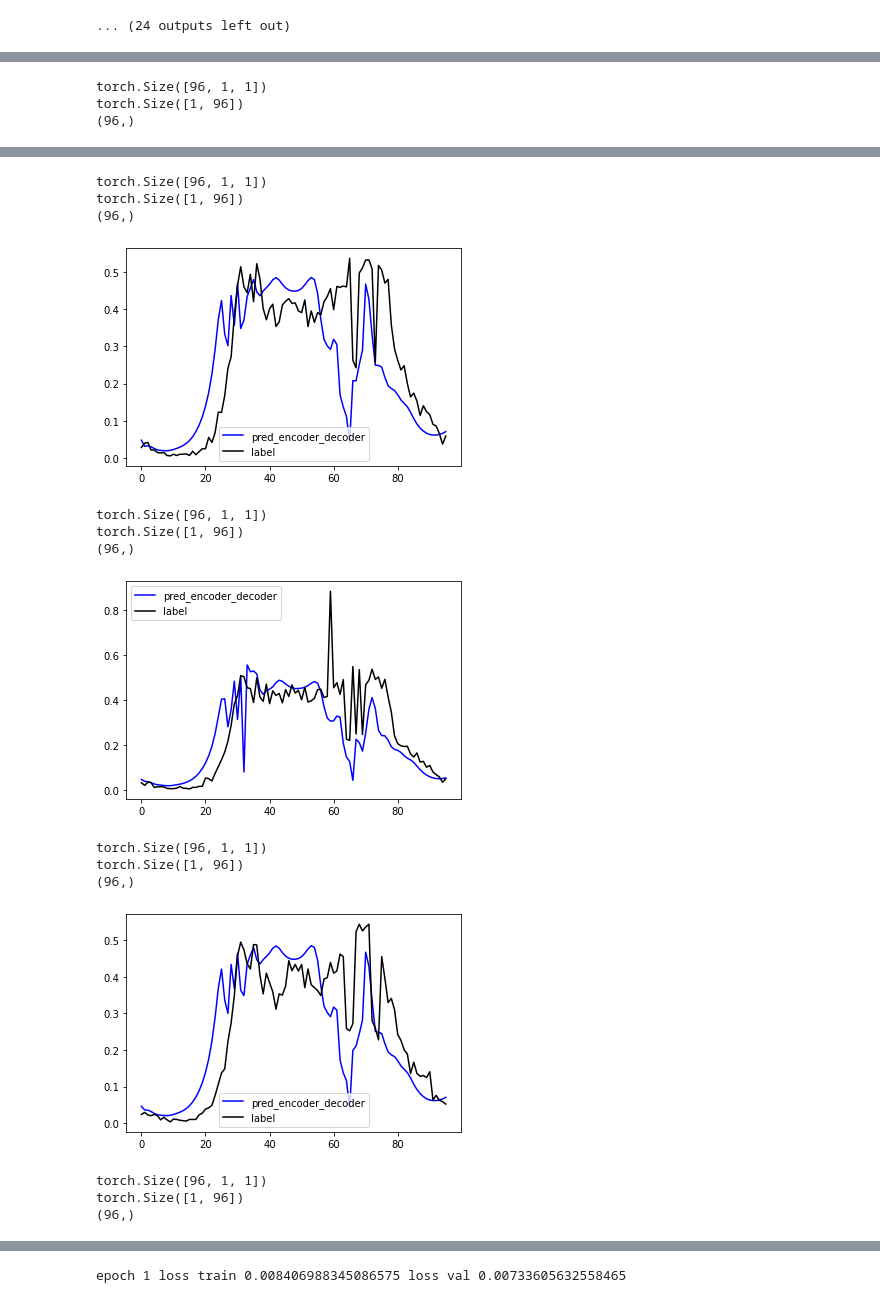
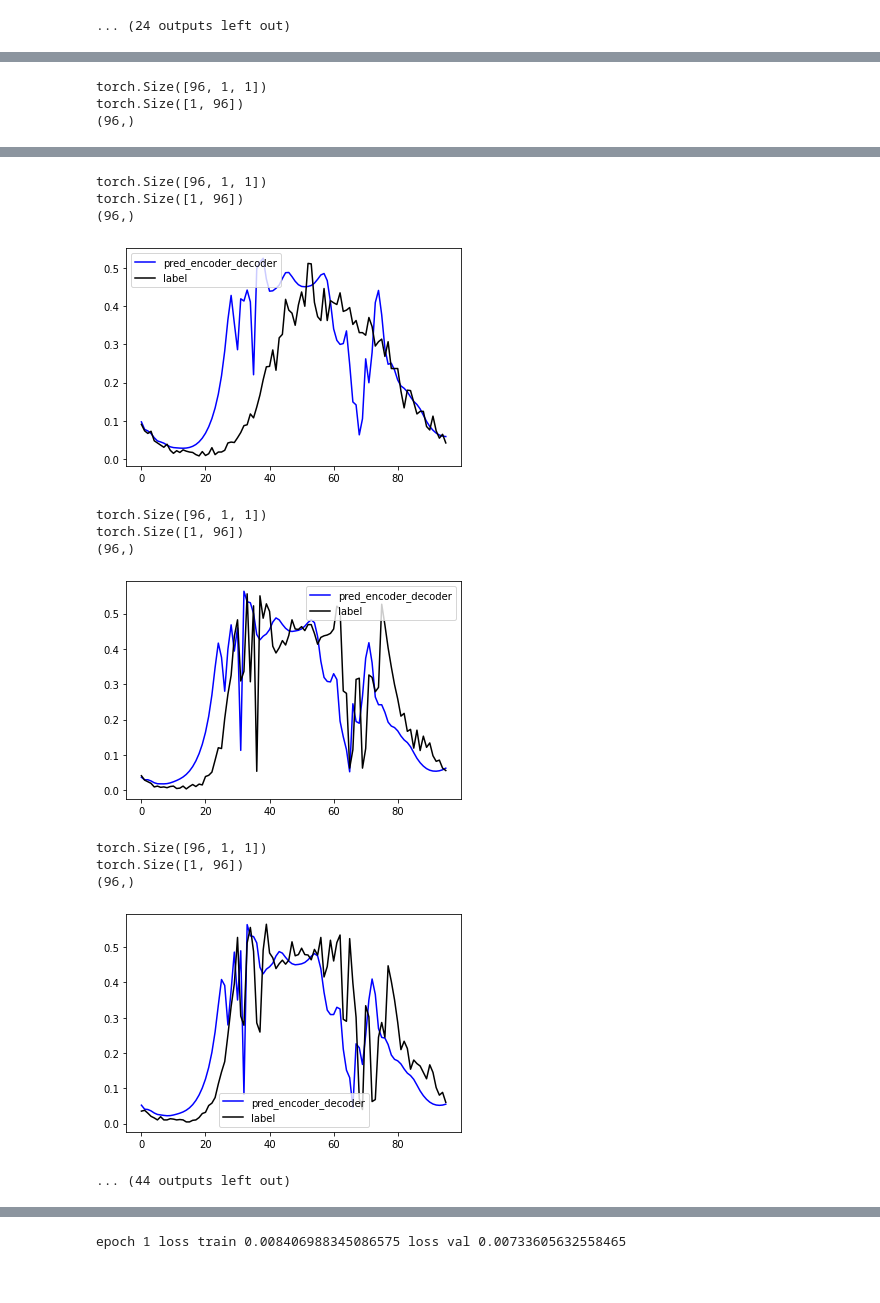
Before and after one commit to clemvst/RadarTrafficData, a Jupyter notebook: notebooks/Train&eval_encoder_decoder.ipynb, the cells around one changed output, grey strips where cells are left out. Cells and saved outputs as stored; diff of their text form; code cells hidden in the pictures.

```diff
--- a/notebooks/Train&eval_encoder_decoder.ipynb
+++ b/notebooks/Train&eval_encoder_decoder.ipynb
@@ -201,7 +201,7 @@ torch.Size([1, 96])
 [figure]
 ... (24 outputs left out)
 # %%
-plot_predict({"encoder_decoder":model_seq2seq},testloader,96)
+plot_predict({"encoder_decoder":model_seq2seq},trainloader,96)
 # %% [output]
 torch.Size([96, 1, 1])
 torch.Size([1, 96])
@@ -218,15 +218,13 @@ torch.Size([1, 96])
 torch.Size([96, 1, 1])
 torch.Size([1, 96])
 (96,)
-[figure, old version]
+[figure, new version]
 torch.Size([96, 1, 1])
 torch.Size([1, 96])
 (96,)
-[figure, old version]
+[figure, new version]
 torch.Size([96, 1, 1])
 torch.Size([1, 96])
 (96,)
-[figure, old version]
+[figure, new version]
-torch.Size([96, 1, 1])
-torch.Size([1, 96])
-(96,)
+... (44 outputs left out)
```
Also changed, not shown: parts of 1 cell of this notebook, 5 other files.
